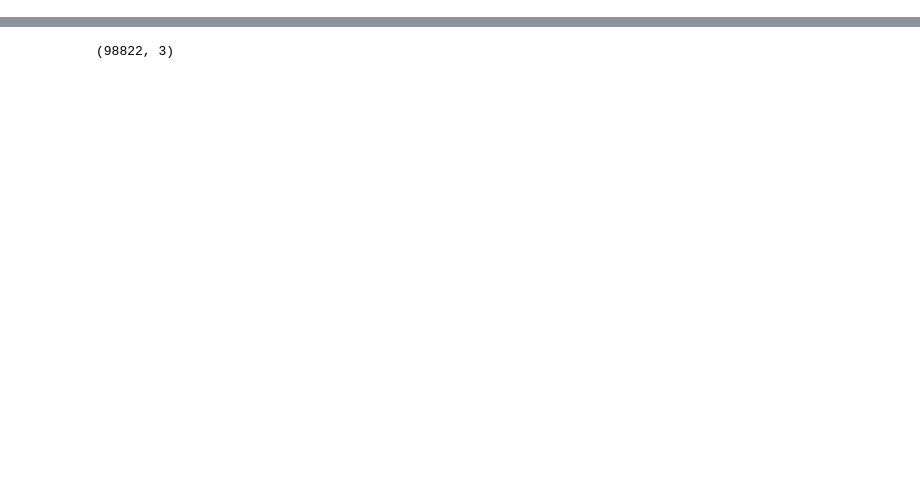
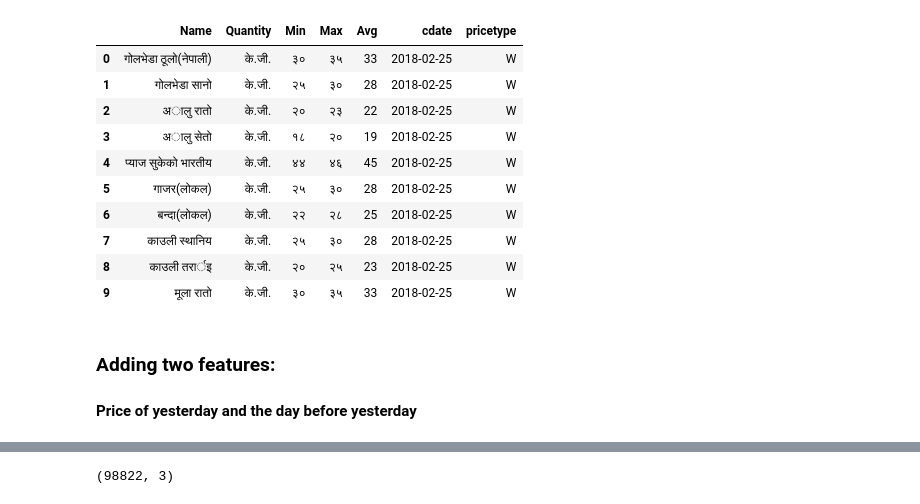
Before and after one commit to jasminkarki/Linear_Regression, a Jupyter notebook: LinearRegression.ipynb, the cells around one changed output, grey strips where cells are left out. Saved outputs shown, nothing was run; the diff lists cells and outputs as text; code cells hidden in the pictures; blank space fills up the shorter version.

```diff
--- a/LinearRegression.ipynb
+++ b/LinearRegression.ipynb
@@ -47 +45,18 @@ price=df
+# %%
+df.head(10)
+# %% [output]
+|  | Name | Quantity | Min | Max | Avg | cdate | pricetype |
+| 0 | गोलभेडा ठूलो(नेपाली) | के.जी. | ३० | ३५ | 33 | 2018-02-25 | W |
+| 1 | गोलभेडा सानो | के.जी. | २५ | ३० | 28 | 2018-02-25 | W |
+| 2 | अालु रातो | के.जी. | २० | २३ | 22 | 2018-02-25 | W |
+| 3 | अालु सेतो | के.जी. | १८ | २० | 19 | 2018-02-25 | W |
+| 4 | प्याज सुकेको भारतीय | के.जी. | ४४ | ४६ | 45 | 2018-02-25 | W |
+| 5 | गाजर(लोकल) | के.जी. | २५ | ३० | 28 | 2018-02-25 | W |
+| 6 | बन्दा(लोकल) | के.जी. | २२ | २८ | 25 | 2018-02-25 | W |
+| 7 | काउली स्थानिय | के.जी. | २५ | ३० | 28 | 2018-02-25 | W |
+| 8 | काउली तरार्इ | के.जी. | २० | २५ | 23 | 2018-02-25 | W |
+| 9 | मूला रातो | के.जी. | ३० | ३५ | 33 | 2018-02-25 | W |
+# %% [markdown]
+### Adding two features:
+#### Price of yesterday and the day before yesterday
 # %%
```
Also changed, not shown: parts of 36 cells of this notebook.
